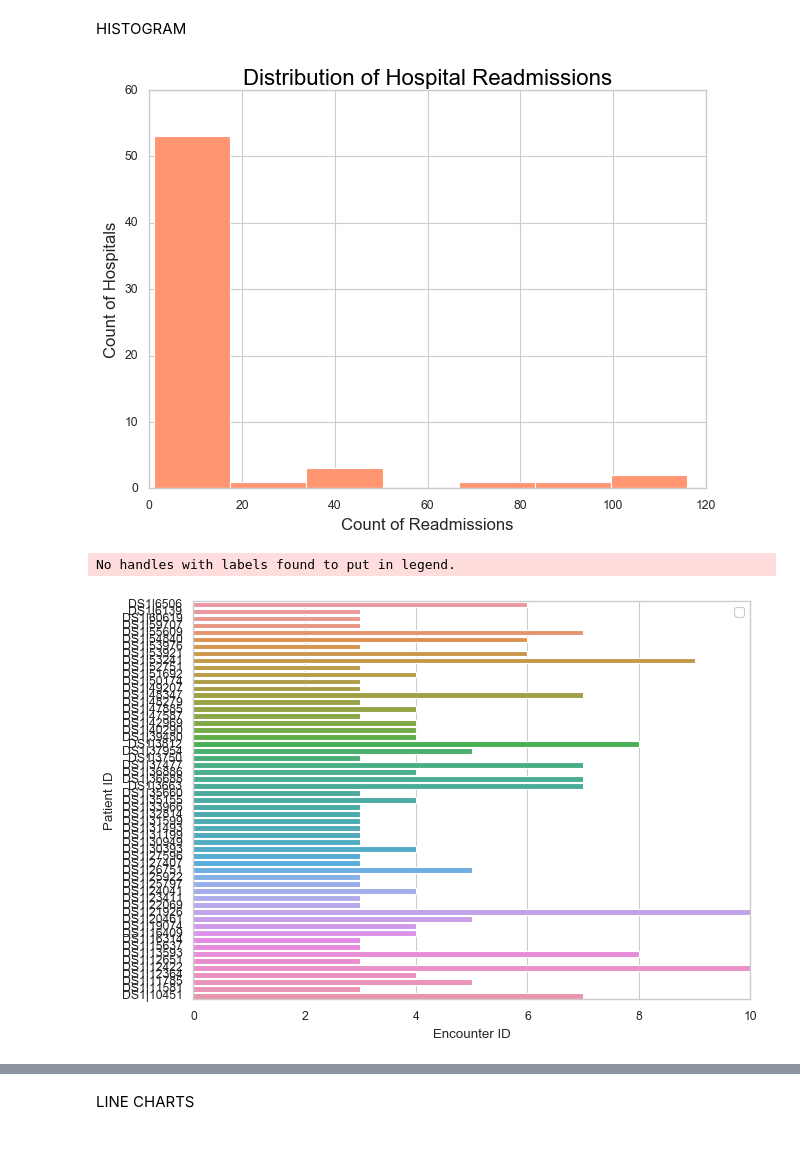
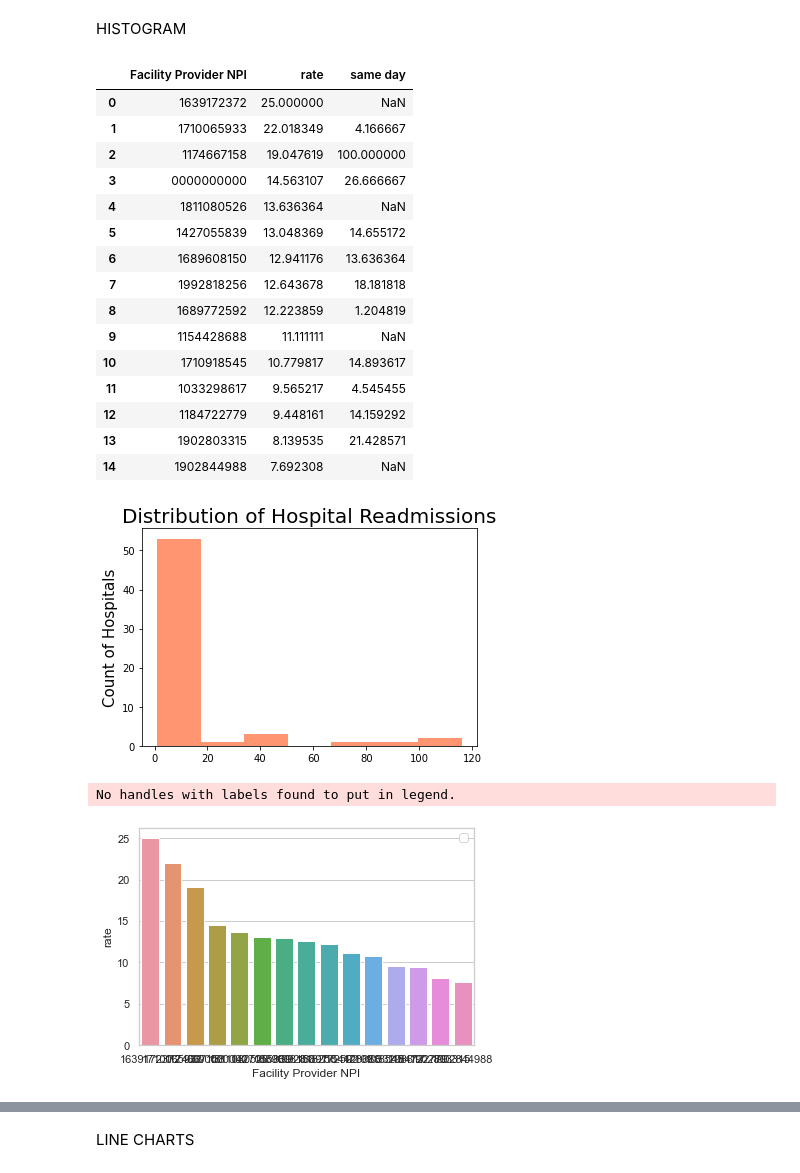
Before and after one commit to tipearso/hospital-readmissions, a Jupyter notebook: notebooks/plots.ipynb, the cells around one changed output, grey strips where cells are left out. Drawn from its saved outputs; the diff is of its cells as text; code cells hidden in the pictures; blank space fills up the shorter version.

```diff
--- a/notebooks/plots.ipynb
+++ b/notebooks/plots.ipynb
@@ -96,6 +99,46 @@ read_count_patient_high = read_count_patient[read_count_patient['Encounter ID']
 read_count_hospital = one_top.groupby(['Facility Provider NPI'], as_index=False).count()
 read_count_hospital = read_count_hospital.sort_values(['Patient ID'], ascending = (False))
 read_count_hospital_high = read_count_hospital[read_count_hospital['Encounter ID'] >= 0]
+read_count_hospital_high2= read_count_hospital_high[['Facility Provider NPI','Encounter ID']]
+# %%
+#filter for number of readmissions per Hospital
+ad_count_hospital = one.groupby(['Facility Provider NPI'], as_index=False).count()
+ad_count_hospital = ad_count_hospital.sort_values(['Patient ID'], ascending = (False))
+ad_count_hospital_high = ad_count_hospital[ad_count_hospital['Encounter ID'] >= 0]
+ad_count_hospital_high2= ad_count_hospital_high[['Facility Provider NPI','Encounter ID']]
+# %%
+combo = read_count_hospital_high2.merge(ad_count_hospital_high2, how = 'left', on = 'Facility Provider NPI')
+combo['rate']= combo['Encounter ID_x']/  combo['Encounter ID_y'] *100
+combo = combo.sort_values(['rate'], ascending = (False))
+combo = combo[combo['Encounter ID_y'] >= 20]
+
+combo3 = one_top[one_top['Days Since Last Visit'] == '0 days']
+combo3 = combo3.groupby(['Facility Provider NPI'], as_index=False).count()
+combo3 = combo3.sort_values(['Encounter ID'], ascending = (False))
+combo3 = combo3[['Facility Provider NPI', 'Patient ID']]
+combo4 = combo.merge(combo3, how = 'left', on = 'Facility Provider NPI')
+combo4 = combo4.sort_values(['Patient ID'], ascending = (False))
+combo4['same day'] = combo4['Patient ID']/ combo4['Encounter ID_x']*100
+combo4 = combo4[['Facility Provider NPI','rate', 'same day']]
+combo4 = combo4.sort_values(['rate'], ascending = (False))
+combo4
+# %% [output]
+|  | Facility Provider NPI | rate | same day |
+| 0 | 1639172372 | 25.000000 | NaN |
+| 1 | 1710065933 | 22.018349 | 4.166667 |
+| 2 | 1174667158 | 19.047619 | 100.000000 |
+| 3 | 0000000000 | 14.563107 | 26.666667 |
+| 4 | 1811080526 | 13.636364 | NaN |
+| 5 | 1427055839 | 13.048369 | 14.655172 |
+| 6 | 1689608150 | 12.941176 | 13.636364 |
+| 7 | 1992818256 | 12.643678 | 18.181818 |
+| 8 | 1689772592 | 12.223859 | 1.204819 |
+| 9 | 1154428688 | 11.111111 | NaN |
+| 10 | 1710918545 | 10.779817 | 14.893617 |
+| 11 | 1033298617 | 9.565217 | 4.545455 |
+| 12 | 1184722779 | 9.448161 | 14.159292 |
+| 13 | 1902803315 | 8.139535 | 21.428571 |
+| 14 | 1902844988 | 7.692308 | NaN |
 # %%
 #filter for number of readmissions per Attendant
 read_count_attendant = one_top.groupby(['Attending Provider NPI'], as_index=False).count()
@@ -112,42 +155,48 @@ occurance1 = read_count_patient_high
 bin1 = 8
 title1= 'Distribution of Frequent Patient Readmissions'
 x1='Count of Readmissions'
 y1='Count of Patients'
-#save1 = frequentflierspatients
 #filter for number of readmissions per Hospital
 occurance2 = read_count_hospital_high
 bin2 = 7
 title2= 'Distribution of Hospital Readmissions'
 x2='Count of Readmissions'
 y2='Count of Hospitals'
 #save2 = frequentfliershospital
 #filter for number of readmissions per Attendant
 occurance3 = read_count_attendant_high
 bin3 = 5
 title3= 'Distribution of Readmissions by Attendant'
 x3='Count of Readmissions'
 y3='Count of Attendants'
 #filter for number of readmissions per Attendant
 occurance4 = read_count_month_high
 bin4 = 12
 title4= 'Distribution of variable'
 x4='Count of Readmissions'
 y4='Count of High Ocurrances'
+#filter for number of readmissions per patient
+occurance5 = combo
+bin1 = 8
+title5= 'Distribution of Frequent hospital Readmissions'
+x5='rate'
+y5='Count of read'
 
 #plt.style.use('seaborn-pastel')
 _= plt.hist('Encounter ID', bins = bin2, data = occurance2, color=['#ff9671'])
 _= plt.title(title2, color = 'black', fontsize=20)
 _= plt.ylabel(y2, fontsize=15)
-_= plt.xlabel(x2, fontsize=15)
-plt.savefig('../imgs/FrequentFliersHospital', transparent = True)
+#_= plt.xlabel(x2, fontsize=15)
+plt.savefig('../imgs/frequentfliers', transparent = True)
 #plt.style.available
 # %% [output]
-[figure, old version]
+[figure, new version]
-# %%
-sns.set_theme(style="whitegrid")
-ax1 = sns.barplot(x=occurance1['Encounter ID'], y=occurance1['Patient ID'],  data=occurance1)#.set(title='Title of Plot');
-#ax1.axhline(mean, color='r', linestyle='--', label="Mean")
-_=ax1.legend()
-# %% [output]
-No handles with labels found to put in legend.
-[figure, removed]
+# %%
+sns.set_theme(style="whitegrid")
+
+ax1 = sns.barplot(x=occurance5['Facility Provider NPI'], y=occurance5['rate'],  data=occurance5)#.set(title='Title of Plot');
+#ax1.axhline(mean, color='r', linestyle='--', label="Mean")
+_=ax1.legend()
+# %% [output]
+No handles with labels found to put in legend.
+[figure, added]
```
Also changed, not shown: parts of 5 cells of this notebook, 5 other files.
